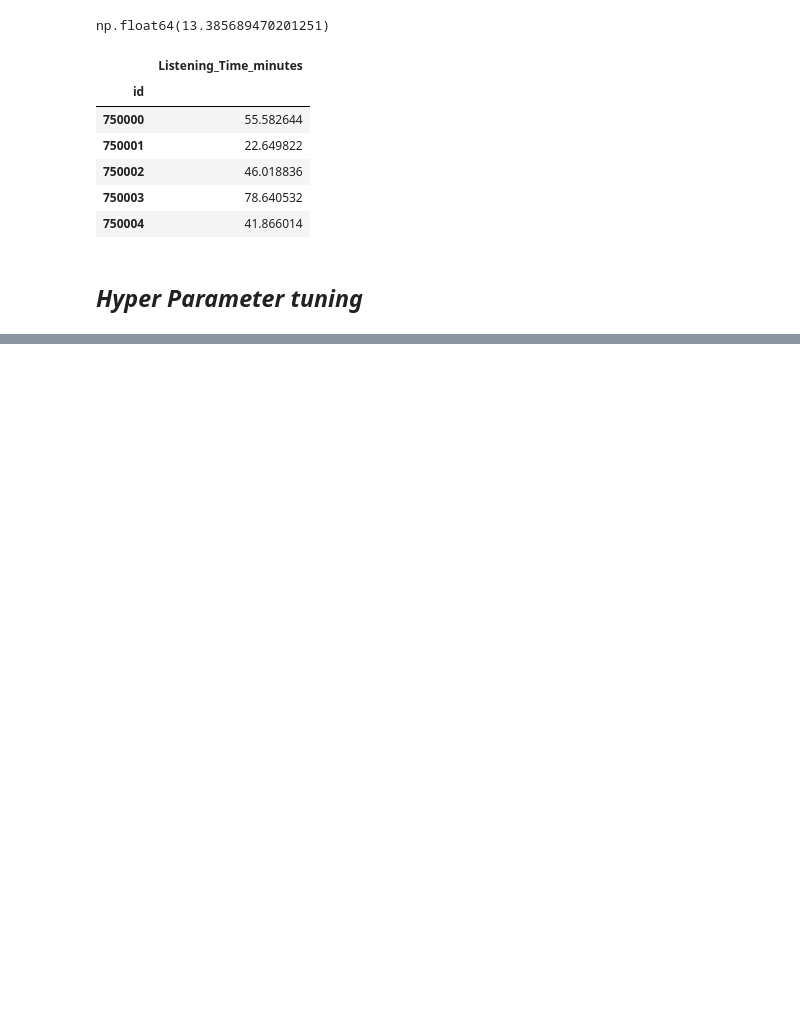
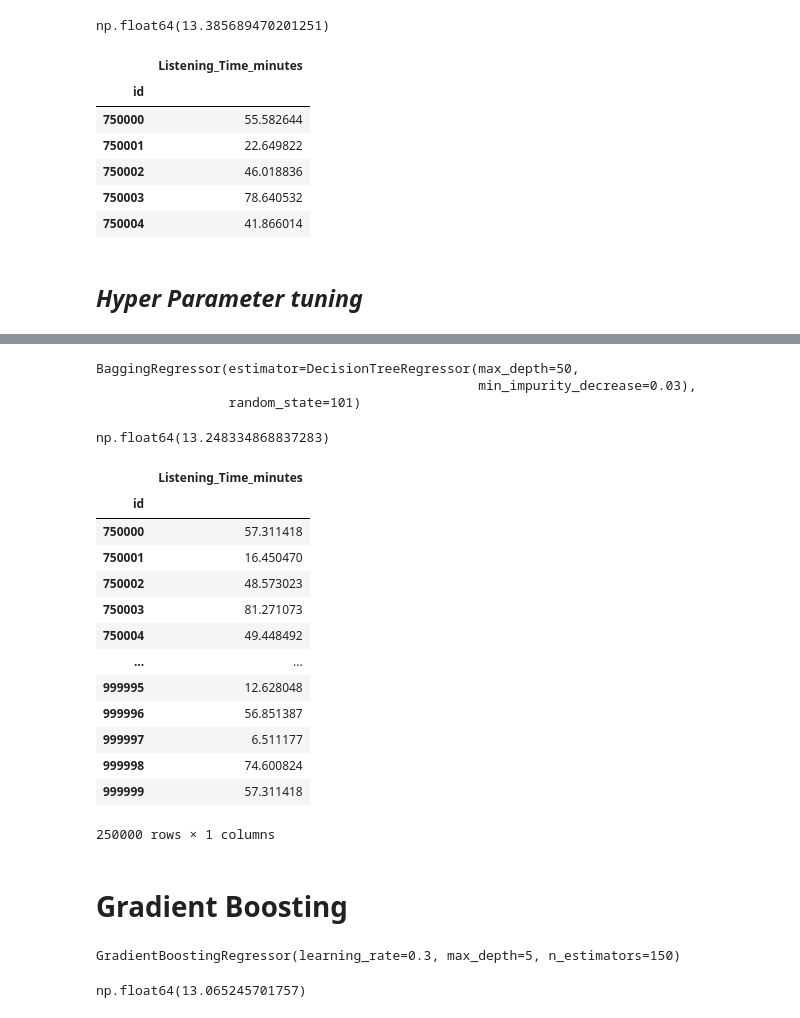
Before and after one commit to grishrana/KaggleCompetition, a Jupyter notebook: Predict_Podcast_Listening_Time/EDA_model.ipynb, the cells around one changed output, grey strips where cells are left out. Cells and saved outputs as stored; diff of their text form; code cells hidden in the pictures; blank space fills up the shorter version.

Commit message:
Baggin and Gradient Bossting tuned

```diff
--- a/Predict_Podcast_Listening_Time/EDA_model.ipynb
+++ b/Predict_Podcast_Listening_Time/EDA_model.ipynb
@@ -792,0 +804,2 @@ print(f"Best parameters: {baggin_reg_grib.best_params}")
+# %%
+baggin_reg2.fit(X_train,y_train)
@@ -792,0 +833,8 @@ print(f"Best parameters: {baggin_reg_grib.best_params}")
+# %%
+baggin_reg3 = BaggingRegressor(estimator=dtree, random_state=101 )
+# %%
+baggin_reg3.fit(X_train, y_train)
+# %% [output]
+BaggingRegressor(estimator=DecisionTreeRegressor(max_depth=50,
+                                                 min_impurity_decrease=0.03),
+                 random_state=101)
@@ -792,0 +843,25 @@ print(f"Best parameters: {baggin_reg_grib.best_params}")
+# %%
+rsme(y_test, pred_y_reg3)
+# %% [output]
+np.float64(13.248334868837283)
+# %%
+pred_sub_reg3 = baggin_reg3.predict(test)
+# %%
+sub_baggin_reg3 = pd.DataFrame(data={"id":index, "Listening_Time_minutes":pred_sub_reg3})
+sub_baggin_reg3.set_index("id", inplace=True)
+sub_baggin_reg3
+# %% [output]
+|  | Listening_Time_minutes |
+| id |  |
+| 750000 | 57.311418 |
+| 750001 | 16.450470 |
+| 750002 | 48.573023 |
+| 750003 | 81.271073 |
+| 750004 | 49.448492 |
+| ... | ... |
+| 999995 | 12.628048 |
+| 999996 | 56.851387 |
+| 999997 | 6.511177 |
+| 999998 | 74.600824 |
+| 999999 | 57.311418 |
+250000 rows × 1 columns
@@ -792,0 +870,2 @@ print(f"Best parameters: {baggin_reg_grib.best_params}")
+# %% [markdown]
+# Gradient Boosting
@@ -792,0 +874,4 @@ print(f"Best parameters: {baggin_reg_grib.best_params}")
+# %%
+grad_boosting.fit(X_train, y_train)
+# %% [output]
+GradientBoostingRegressor(learning_rate=0.3, max_depth=5, n_estimators=150)
@@ -792,0 +880,4 @@ print(f"Best parameters: {baggin_reg_grib.best_params}")
+# %%
+rsme(y_test, pred_y_grad_boost)
+# %% [output]
+np.float64(13.065245701757)
```
Also changed, not shown: parts of 20 cells of this notebook, 6 other files.
